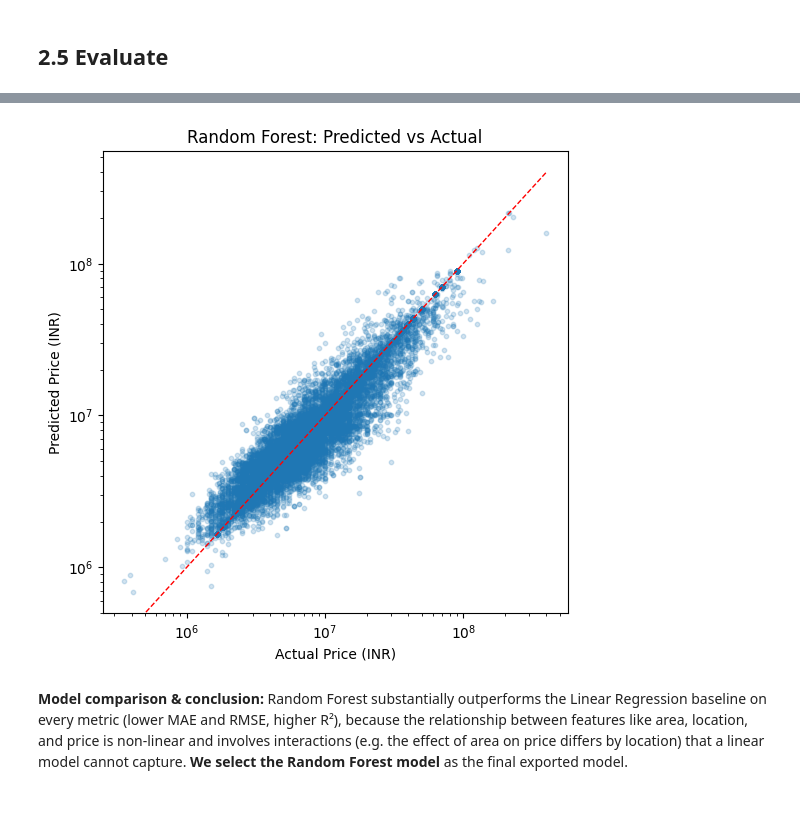
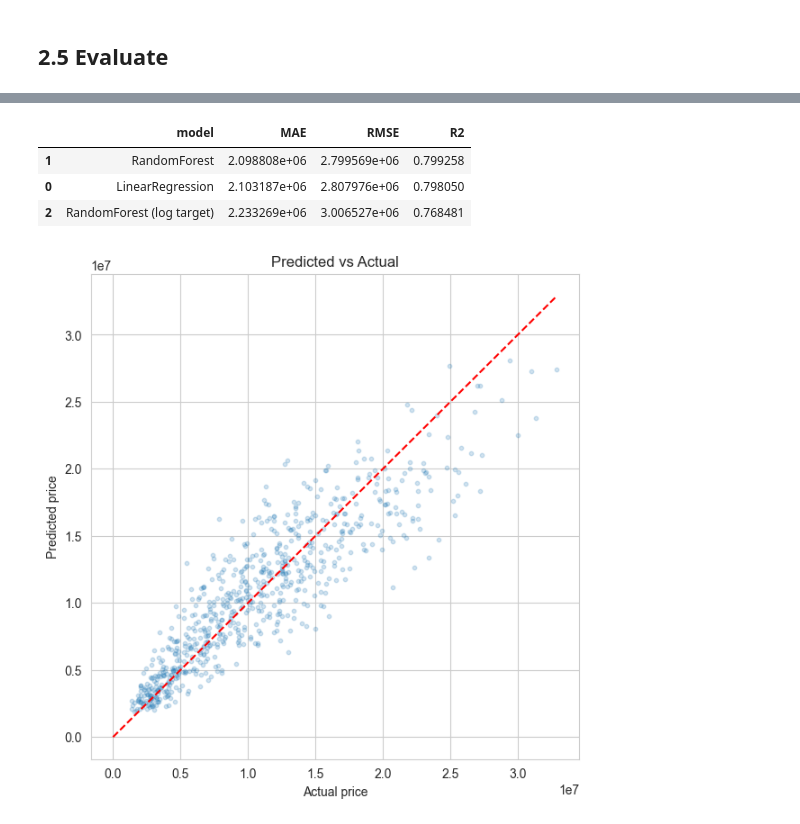
Before and after one commit to Evil2006a/House_Price_Prediction_Project_Guide, a Jupyter notebook: notebooks/house_price_model.ipynb, the cells around one changed output, grey strips where cells are left out. Drawn from its saved outputs; the diff is of its cells as text; code cells hidden in the pictures.

```diff
--- a/notebooks/house_price_model.ipynb
+++ b/notebooks/house_price_model.ipynb
@@ -462,0 +173,6 @@ Pipeline(steps=[('prep',
+# %%
+TOP_N = 50
+top_locations = df["location"].value_counts().nlargest(TOP_N).index
+df["location_grouped"] = df["location"].where(df["location"].isin(top_locations), "other")
+
+df["location_grouped"].value_counts().head(10)
@@ -462,0 +211,5 @@ Pipeline(steps=[('prep',
+# %%
+import matplotlib.pyplot as plt
+import seaborn as sns
+
+sns.set_style("whitegrid")
@@ -462,0 +307,7 @@ Pipeline(steps=[('prep',
+# %%
+# Baseline model
+linreg = Pipeline([
+    ("prep", preprocessor),
+    ("reg", LinearRegression()),
+])
+linreg.fit(X_train, y_train)
@@ -462,0 +333,7 @@ Pipeline(steps=[('prep',
+# %%
+# Stronger model
+rf = Pipeline([
+    ("prep", preprocessor),
+    ("reg", RandomForestRegressor(n_estimators=120, random_state=42, n_jobs=-1)),
+])
+rf.fit(X_train, y_train)
@@ -504,16 +393,41 @@ comparison
+# %%
+from sklearn.metrics import mean_absolute_error, root_mean_squared_error, r2_score
+
+def evaluate(name, model, X_test, y_test, log_target=False):
+    pred = model.predict(X_test)
+    if log_target:
+        pred = np.expm1(pred)
+    return {
+        "model": name,
+        "MAE": mean_absolute_error(y_test, pred),
+        "RMSE": root_mean_squared_error(y_test, pred),
+        "R2": r2_score(y_test, pred),
+    }
+
+results = [
+    evaluate("LinearRegression", linreg, X_test, y_test),
+    evaluate("RandomForest", rf, X_test, y_test),
+    evaluate("RandomForest (log target)", rf_log, X_test, y_test, log_target=True),
+]
+
+results_df = pd.DataFrame(results).sort_values("RMSE")
+results_df
+# %% [output]
+|  | model | MAE | RMSE | R2 |
+| 1 | RandomForest | 2.098808e+06 | 2.799569e+06 | 0.799258 |
+| 0 | LinearRegression | 2.103187e+06 | 2.807976e+06 | 0.798050 |
+| 2 | RandomForest (log target) | 2.233269e+06 | 3.006527e+06 | 0.768481 |
 # %%
-# Predicted vs actual scatter (winning model: Random Forest)
-plt.figure(figsize=(6, 6))
-plt.scatter(y_test, rf_pred, alpha=0.2, s=10)
-lims = [0, max(y_test.max(), rf_pred.max())]
-plt.plot(lims, lims, "r--", linewidth=1)
-plt.xscale("log")
-plt.yscale("log")
-plt.xlabel("Actual Price (INR)")
-plt.ylabel("Predicted Price (INR)")
-plt.title("Random Forest: Predicted vs Actual")
+# Predicted vs actual scatter for the best model (adjust if a different model wins)
+best_pred = rf.predict(X_test)
+
+plt.figure(figsize=(7, 7))
+plt.scatter(y_test, best_pred, alpha=0.2, s=10)
+lims = [0, max(y_test.max(), best_pred.max())]
+plt.plot(lims, lims, "r--")
+plt.xlabel("Actual price")
+plt.ylabel("Predicted price")
+plt.title("Predicted vs Actual")
 plt.show()
 # %% [output]
-[figure, old version]
+[figure, new version]
-# %% [markdown]
-**Model comparison & conclusion:** Random Forest substantially outperforms the Linear Regression baseline on every metric (lower MAE and RMSE, higher R²), because the relationship between features like area, location, and price is non-linear and involves interactions (e.g. the effect of area on price differs by location) that a linear model cannot capture. **We select the Random Forest model** as the final exported model.
```
Also changed, not shown: parts of 74 cells of this notebook, 44 other files.
